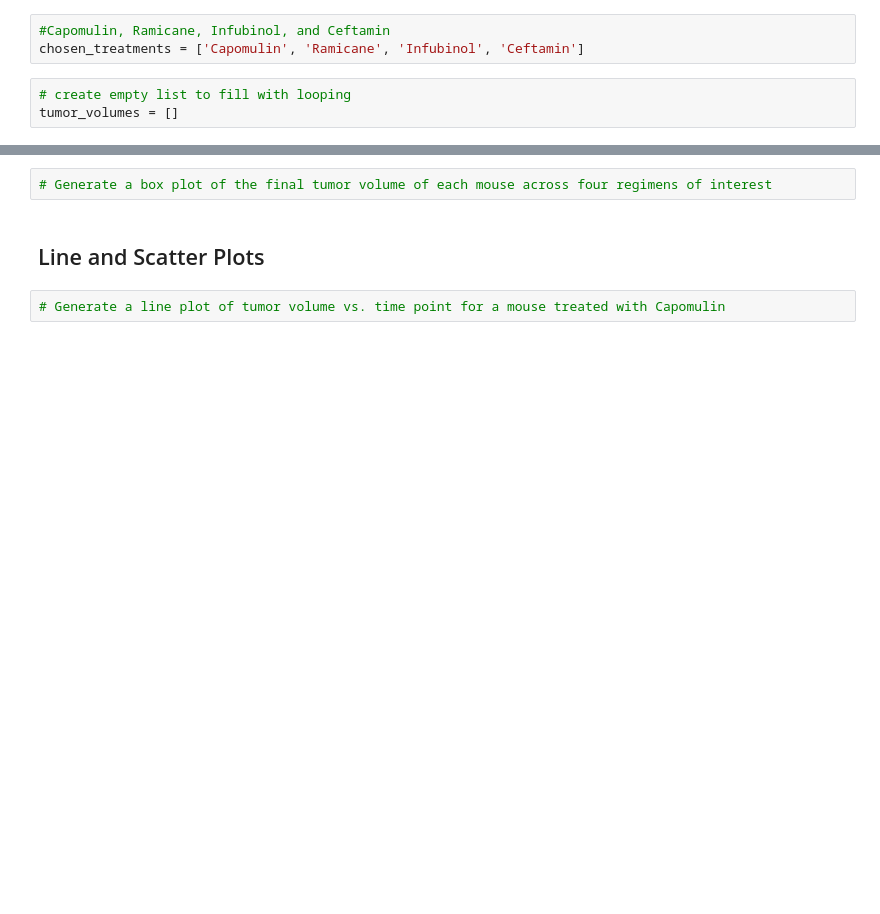
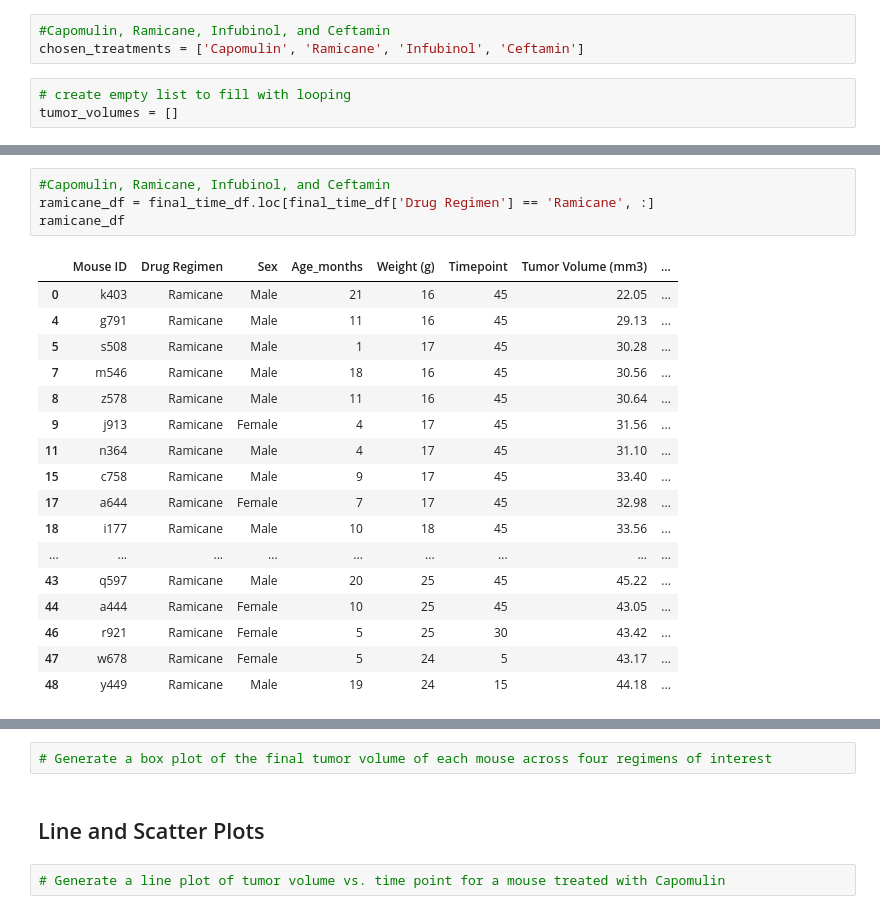
Before and after one commit to juliemcbaker/pymaceuticals, a Jupyter notebook: pymaceuticals_BAKER.ipynb, the cells around one changed output, grey strips where cells are left out. Cells and saved outputs as stored; diff of their text form; blank space fills up the shorter version.

```diff
--- a/pymaceuticals_BAKER.ipynb
+++ b/pymaceuticals_BAKER.ipynb
@@ -578,0 +664,22 @@ tumor_volumes = []
+# %%
+#Capomulin, Ramicane, Infubinol, and Ceftamin
+ramicane_df = final_time_df.loc[final_time_df['Drug Regimen'] == 'Ramicane', :]
+ramicane_df
+# %% [output]
+|  | Mouse ID | Drug Regimen | Sex | Age_months | Weight (g) | Timepoint | Tumor Volume (mm3) | ... |
+| 0 | k403 | Ramicane | Male | 21 | 16 | 45 | 22.05 | ... |
+| 4 | g791 | Ramicane | Male | 11 | 16 | 45 | 29.13 | ... |
+| 5 | s508 | Ramicane | Male | 1 | 17 | 45 | 30.28 | ... |
+| 7 | m546 | Ramicane | Male | 18 | 16 | 45 | 30.56 | ... |
+| 8 | z578 | Ramicane | Male | 11 | 16 | 45 | 30.64 | ... |
+| 9 | j913 | Ramicane | Female | 4 | 17 | 45 | 31.56 | ... |
+| 11 | n364 | Ramicane | Male | 4 | 17 | 45 | 31.10 | ... |
+| 15 | c758 | Ramicane | Male | 9 | 17 | 45 | 33.40 | ... |
+| 17 | a644 | Ramicane | Female | 7 | 17 | 45 | 32.98 | ... |
+| 18 | i177 | Ramicane | Male | 10 | 18 | 45 | 33.56 | ... |
+| ... | ... | ... | ... | ... | ... | ... | ... | ... |
+| 43 | q597 | Ramicane | Male | 20 | 25 | 45 | 45.22 | ... |
+| 44 | a444 | Ramicane | Female | 10 | 25 | 45 | 43.05 | ... |
+| 46 | r921 | Ramicane | Female | 5 | 25 | 30 | 43.42 | ... |
+| 47 | w678 | Ramicane | Female | 5 | 24 | 5 | 43.17 | ... |
+| 48 | y449 | Ramicane | Male | 19 | 24 | 15 | 44.18 | ... |
```
Also changed, not shown: parts of 19 cells of this notebook.
